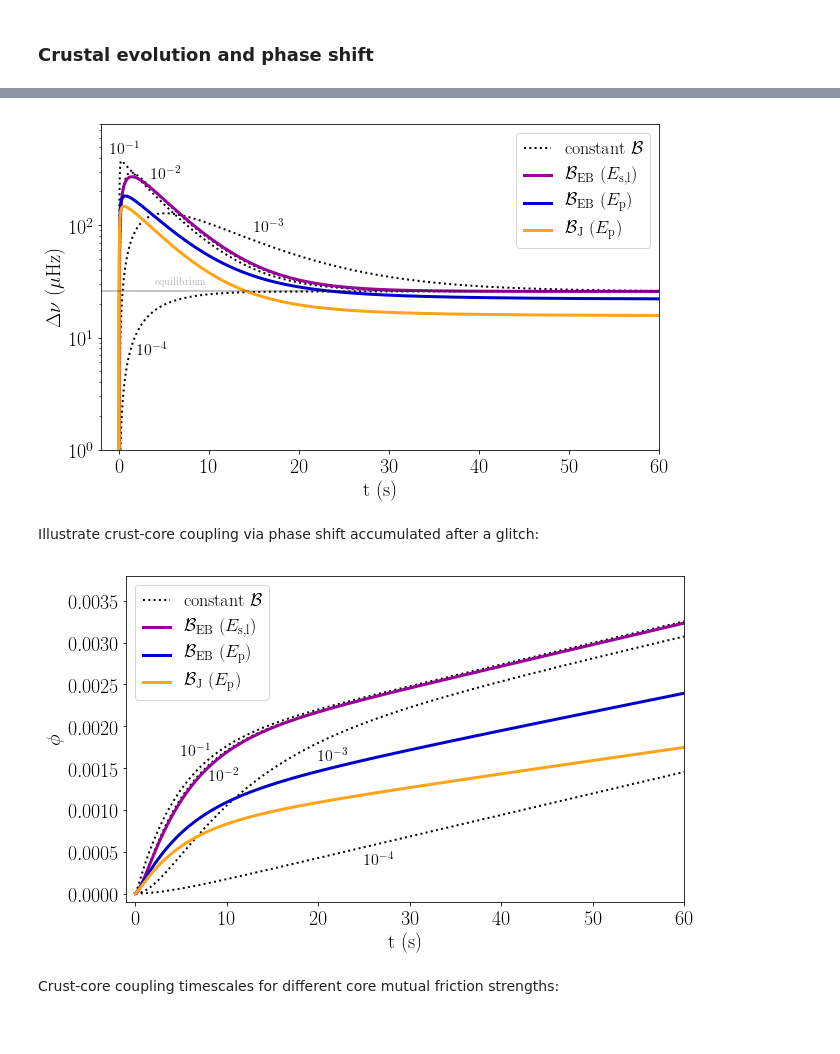
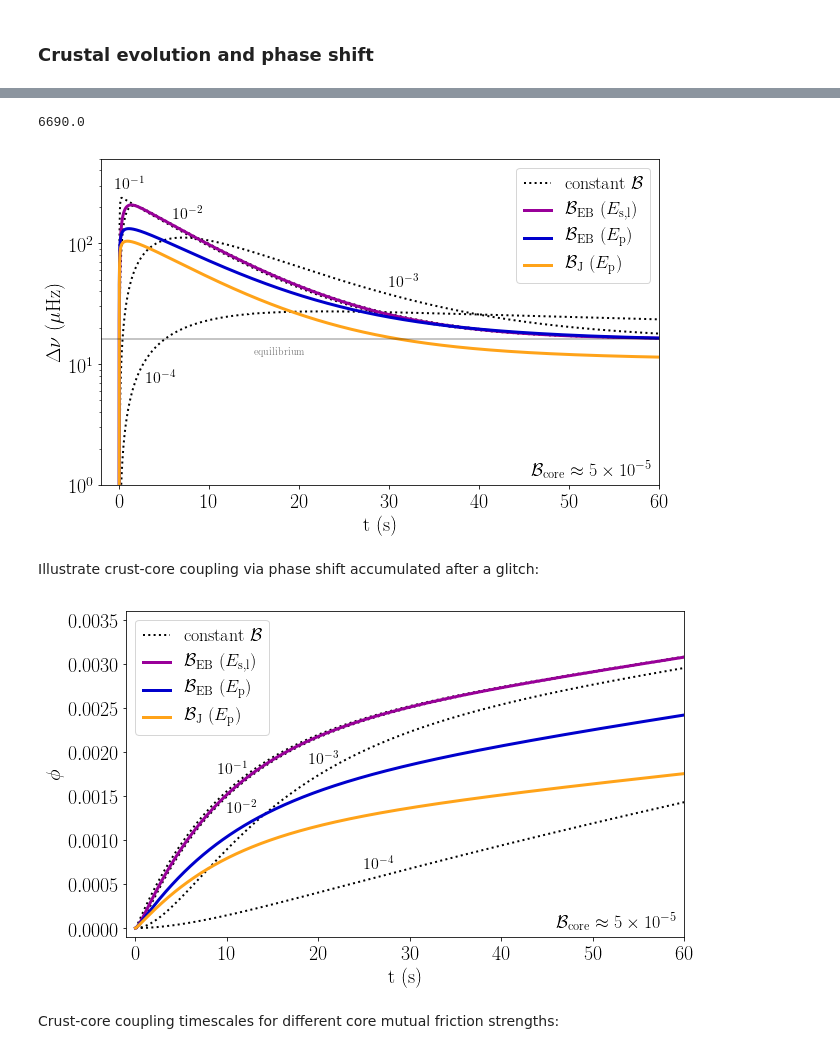
Before and after one commit to vanessagraber/glitchrises, a Jupyter notebook: rapid_crust_coupling.ipynb, the cells around one changed output, grey strips where cells are left out. Saved outputs shown, nothing was run; the diff lists cells and outputs as text; code cells hidden in the pictures.

```diff
--- a/rapid_crust_coupling.ipynb
+++ b/rapid_crust_coupling.ipynb
@@ -492,5 +503,5 @@ Grid for time integration (stop at $60 \, {\rm s}$ to include current limit on g
 # %%
-t_end = 60
-n_t = 10000
+t_end = 120
+n_t = 20000
 dt = t_end/n_t
-t = np.linspace(0, t_end, n_t)
+t = np.arange(0, t_end + dt, dt)
@@ -517,6 +531,6 @@ Integrating the equations of motions for above parameters and seven mutual frict
 # %%
-integration_results = {}
+integration_results_weak = {}
 
 for i in range(7):
-    integration_results[i] = time_step(t, omega_sf_0, omega_core_0, omega_crust_0, x, n, dx, h, rho_x, R_drip,
-                                       I_crust, I_core, df_mf_x[label_x[i+1]], B_core)
+    integration_results_weak[i] = time_step(t, omega_sf_0, omega_core_0, omega_crust_0, x, n, dx, h, rho_x,
+                                            R_drip, I_crust, I_core, df_mf_x[label_x[i+1]], B_core_weak)
@@ -624,6 +642,6 @@ Change in crustal frequency over time and the equilibrium value expected from an
 # %%
-df_delomega_crust = pd.DataFrame(columns=label_x[1:])
+df_delomega_crust_weak = pd.DataFrame(columns=label_x[1:])
 
 for i in range(7):
-    df_delomega_crust[label_x[i + 1]] = (integration_results[i][:, -1] - omega_crust_0)/(2*pi)
+    df_delomega_crust_weak[label_x[i + 1]] = (integration_results_weak[i][:, -1] - omega_crust_0)/(2*pi)
 # %%
@@ -634,37 +657,46 @@ print(np.round(del_om_equilibrium))
+# %%
+print(np.round((I_crust + I_core)/I_sf*1.431e-06*omega_crust_0*R_NS))
+# %% [output]
+6690.0
 # %%
 fig = plt.figure()
 fig.set_size_inches(10, 6)
 mpl.rcParams.update({'font.size': 20})
 
-plt.plot(t, 1e6*df_delomega_crust[label_x[1]], ':', label=r'constant $\mathcal{B}$', linewidth=2, color='black')
+plt.plot(t, 1e6*df_delomega_crust_weak[label_x[1]], ':', label=r'constant $\mathcal{B}$',
+         linewidth=2, color='black')
 
 for i in range(1, 4):
-    plt.plot(t, 1e6*df_delomega_crust[label_x[i+1]], ':', label='_nolegend_', linewidth=2, color='black')
+    plt.plot(t, 1e6*df_delomega_crust_weak[label_x[i+1]], ':', label='_nolegend_',
+             linewidth=2, color='black')
 
 for i in range(4, 7):
-    plt.plot(t, 1e6*df_delomega_crust[label_x[i+1]], '-', label=label[i-3], linewidth=3, color=colors[i-4])
+    plt.plot(t, 1e6*df_delomega_crust_weak[label_x[i+1]], '-', label=label[i-3],
+             linewidth=3, color=colors[i-4])
 
-plt.plot([-10, 100], [del_om_equilibrium,
-                      del_om_equilibrium], 'black', alpha=0.3)
+plt.plot([-10, 100], [del_nu_equilibrium,
+                      del_nu_equilibrium], 'black', alpha=0.3)
 
-plt.xlim(-2, 60)
-plt.ylim(1, 8e2)
+plt.xlim(-2,60)
+plt.ylim(1,5e2)
 plt.xlabel(r't (s)')
 plt.ylabel(r'$\Delta\nu\ (\mu{\rm Hz})$')
 ax = fig.get_axes()[0]
 ax.set_yscale('log')
 
-plt.annotate(r'$10^{-1}$', xy=(-1, 4.3e2), fontsize=16)
-plt.annotate(r'$10^{-2}$', xy=(3.5, 2.6e2), fontsize=16)
-plt.annotate(r'$10^{-3}$', xy=(15, 8.7e1), fontsize=16)
-plt.annotate(r'$10^{-4}$', xy=(2, 0.7e1), fontsize=16)
-plt.annotate(r'equilibrium', xy=(4, 3e1), fontsize=10, alpha=0.3)
+plt.annotate(r'$10^{-1}$', xy=(-0.5,2.8e2), fontsize=16)
+plt.annotate(r'$10^{-2}$', xy=(6,1.6e2), fontsize=16)
+plt.annotate(r'$10^{-3}$', xy=(30,4.3e1), fontsize=16)
+plt.annotate(r'$10^{-4}$', xy=(3,0.7e1), fontsize=16)
+plt.annotate(r'equilibrium', xy=(15,1.2e1), fontsize=10, alpha=0.5)
+plt.annotate(r'${\cal B}_{\rm core} \approx 5 \times 10^{-5}$',
+             xycoords='axes fraction', xy=(0.77,0.02), fontsize=18)
 
 plt.legend(loc=1, handlelength=1.5, fontsize=18)
 
 plt.show()
 # %% [output]
-[figure, old version]
+[figure, new version]
 # %% [markdown]
 Illustrate crust-core coupling via phase shift accumulated after a glitch:
 # %%
@@ -676,38 +708,43 @@ def phi(delta_nu, dt):
         phase = np.append(phase, np.sum(dt*delta_nu[:i+1]))
     return phase
 # %%
-df_phi = pd.DataFrame(columns=label_x[1:])
+df_phi_weak = pd.DataFrame(columns=label_x[1:])
 
 for i in range(7):
-    df_phi[label_x[i + 1]] = phi(df_delomega_crust[label_x[i + 1]], dt)
+    df_phi_weak[label_x[i + 1]] = phi(df_delomega_crust_weak[label_x[i + 1]], dt)
 # %%
 fig = plt.figure()
 fig.set_size_inches(10, 6)
 mpl.rcParams.update({'font.size': 20})
 
-plt.plot(t, df_phi[label_x[1]], ':', label=r'constant $\mathcal{B}$', linewidth=2, color='black')
+plt.plot(t, df_phi_weak[label_x[1]], ':', label=r'constant $\mathcal{B}$',
+         linewidth=2, color='black')
 
 for i in range(1, 4):
-    plt.plot(t, df_phi[label_x[i+1]], ':', label='_nolegend_', linewidth=2, color='black')
+    plt.plot(t, df_phi_weak[label_x[i+1]], ':', label='_nolegend_',
+             linewidth=2, color='black')
 
 for i in range(4, 7):
-    plt.plot(t, df_phi[label_x[i+1]], '-', label=label_x[i+1], linewidth=3, color=colors[i-4])
+    plt.plot(t, df_phi_weak[label_x[i+1]], '-', label=label_x[i+1],
+             linewidth=3, color=colors[i-4])
 
-plt.xlim(-1, 60)
-plt.ylim(-0.0001, 0.0038)
+plt.xlim(-1,60)
+plt.ylim(-0.0001,0.0036)
 plt.xlabel(r't (s)')
 plt.ylabel(r'$\phi$')
 
-plt.annotate(r'$10^{-1}$', xy=(5, 1.65e-3), rotation=0, fontsize=16)
-plt.annotate(r'$10^{-2}$', xy=(8, 1.35e-3), rotation=0, fontsize=16)
-plt.annotate(r'$10^{-3}$', xy=(20, 1.59e-3), rotation=0, fontsize=16)
-plt.annotate(r'$10^{-4}$', xy=(25, 0.34e-3), rotation=0, fontsize=16)
+plt.annotate(r'$10^{-1}$', xy=(9,1.75e-3), rotation=0, fontsize=16)
+plt.annotate(r'$10^{-2}$', xy=(10,1.3e-3), rotation=0, fontsize=16)
+plt.annotate(r'$10^{-3}$', xy=(19,1.86e-3), rotation=0, fontsize=16)
+plt.annotate(r'$10^{-4}$', xy=(25,0.67e-3), rotation=0, fontsize=16)
+plt.annotate(r'${\cal B}_{\rm core} \approx 5 \times 10^{-5}$', xycoords='axes fraction',
+             xy=(0.77,0.02), fontsize=18)
 
 plt.legend(loc=2, handlelength=1.5, fontsize=18)
 
 plt.show()
 # %% [output]
-[figure, old version]
+[figure, new version]
 # %% [markdown]
 Crust-core coupling timescales for different core mutual friction strengths:
 # %%
```
Also changed, not shown: parts of 60 cells of this notebook.
